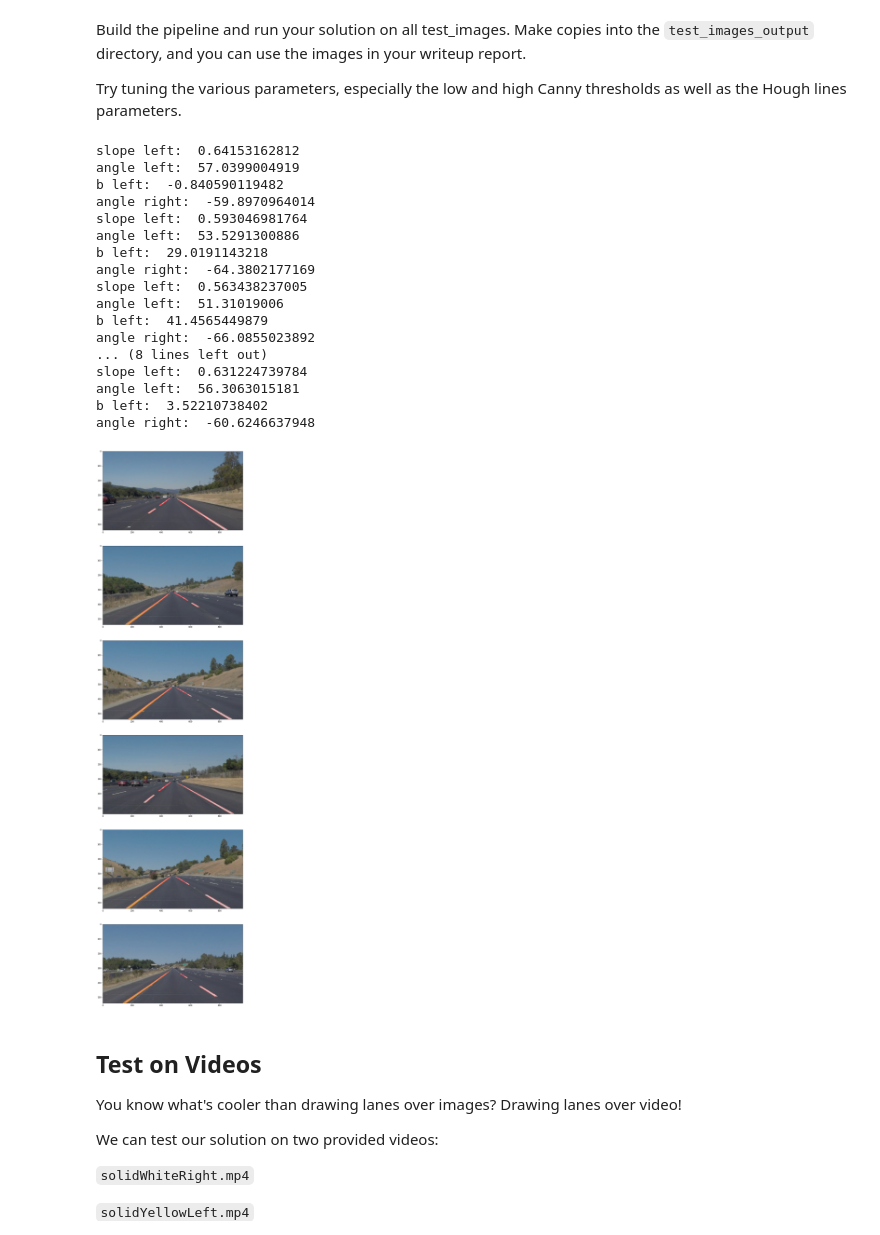
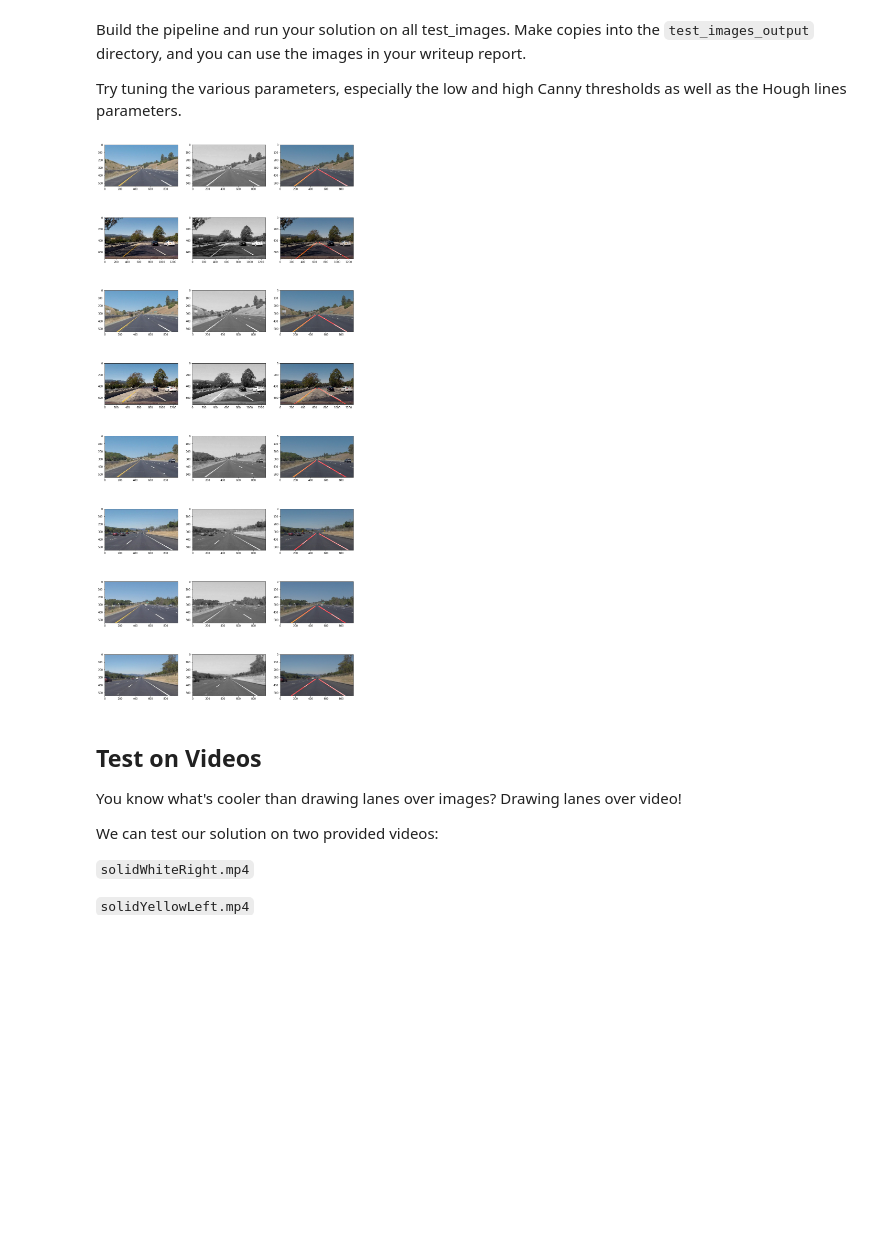
Before and after one commit to agonzale34/sdc-lane-lines-detection, a Jupyter notebook: P1.ipynb, the cells around one changed output. Drawn from its saved outputs; the diff is of its cells as text; code cells hidden in the pictures; blank space fills up the shorter version.

Commit message:
adjusting to add nigle line in both sides

```diff
--- a/P1.ipynb
+++ b/P1.ipynb
@@ -237,7 +269,20 @@ Try tuning the various parameters, especially the low and high Canny thresholds
 # then save them to the test_images_output directory.
 
 
-def lane_line_detection(image_path, fig, cols, rows, ncol):
+fig = plt.figure(figsize=(17, 40))
+rows = len(images)
+
+
+def add_plot(img, cols, item, gray=False):
+    fig.add_subplot(rows, cols, item)
+    if gray:
+        plt.imshow(img, cmap="gray")
+    else:
+        plt.imshow(img)
+    return item + 1
+
+
+def lane_line_detection(image_path, cols, item):
     # assign the constants
     gauss_kernel_size = 5
     canny_low_threshold = 50
@@ -245,64 +290,45 @@ def lane_line_detection(image_path, fig, cols, rows, ncol):
 
     # Define the Hough transform parameters
     hl_rho = 1  # 1 distance resolution in pixels of the Hough grid
     hl_theta = np.pi / 180  # 170 angular resolution in radians of the Hough grid
     hl_threshold = 15  # 5 minimum number of votes (intersections in Hough grid cell)
-    hl_min_line_len = 30  # 30 minimum number of pixels making up a line
+    hl_min_line_len = 18  # 30 minimum number of pixels making up a line
     hl_max_line_gap = 20  # 14 maximum gap in pixels between connectable line segments
 
+    nitem = item
+
     img = mpimg.imread(image_path)
+    nitem = add_plot(img, cols, nitem)
 
     # Grab the x and y size and make a copy of the image
     ys = img.shape[0]
     xs = img.shape[1]
 
-    gray = grayscale(img)
-
-    blur = gaussian_blur(gray, gauss_kernel_size)
+    sature = saturate_yellow(img)
+    blur = gaussian_blur(sature, gauss_kernel_size)
+    nitem = add_plot(blur, cols, nitem)
 
     edges = canny(blur, canny_low_threshold, canny_high_threshold)
 
     # This time we are defining a four sided polygon to mask
     xmid = xs / 2
     upbase = xs * 0.01
-    ymid = ys / 2 + ys * 0.09
+    ymid = ys / 2 + ys * 0.1
     vertices = np.array([[(0, ys), (xmid - upbase, ymid), (xmid + upbase, ymid), (xs, ys)]], dtype=np.int32)
 
     masked_edges = region_of_interest(edges, vertices)
 
-    lines = hough_lines(masked_edges, hl_rho, hl_theta, hl_threshold, hl_min_line_len, hl_max_line_gap)
+    lines = hough_lines(ymid, masked_edges, hl_rho, hl_theta, hl_threshold, hl_min_line_len, hl_max_line_gap)
 
     result = weighted_img(lines, img)
-    fig.add_subplot(rows, cols, ncol)
-    plt.imshow(result)
+    return add_plot(result, cols, nitem)
 
-
-fig = plt.figure(figsize=(25, 50))
-cols = len(images)
 
 index = 1
 for image_name in images:
-    lane_line_detection(test_images_dir + image_name, fig, 1, cols, index)
-    index = index + 1
+    index = lane_line_detection(test_images_dir + image_name, 3, index)
 # %% [output]
-slope left:  0.64153162812
-angle left:  57.0399004919
-b left:  -0.840590119482
-angle right:  -59.8970964014
-slope left:  0.593046981764
-angle left:  53.5291300886
-b left:  29.0191143218
-angle right:  -64.3802177169
-slope left:  0.563438237005
-angle left:  51.31019006
-b left:  41.4565449879
-angle right:  -66.0855023892
-... (8 lines left out)
-slope left:  0.631224739784
-angle left:  56.3063015181
-b left:  3.52210738402
-angle right:  -60.6246637948
-[figure, old version]
+[figure, new version]
 # %% [markdown]
 ## Test on Videos
 
```
Also changed, not shown: parts of 7 cells of this notebook, 5 other files.
